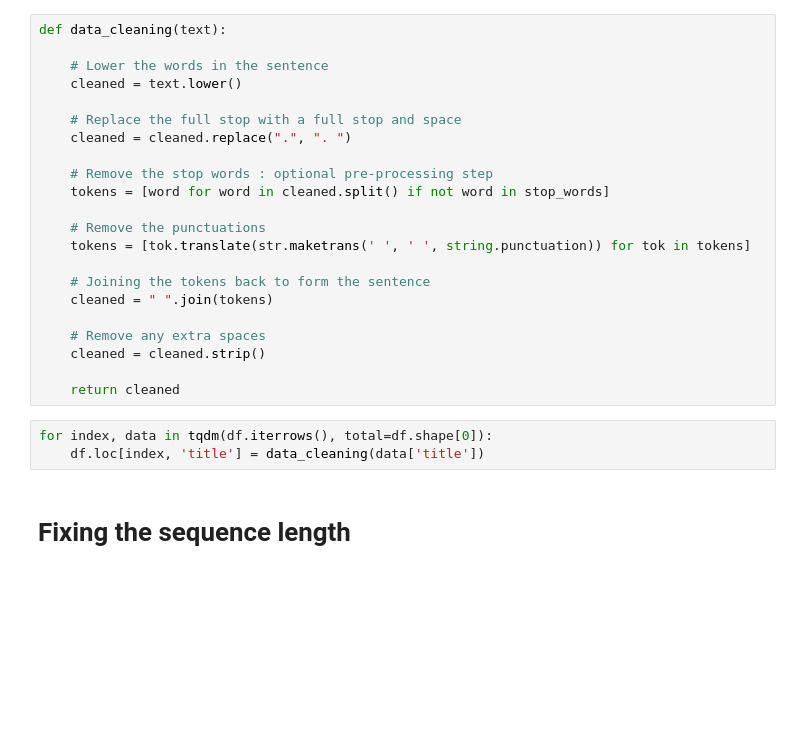
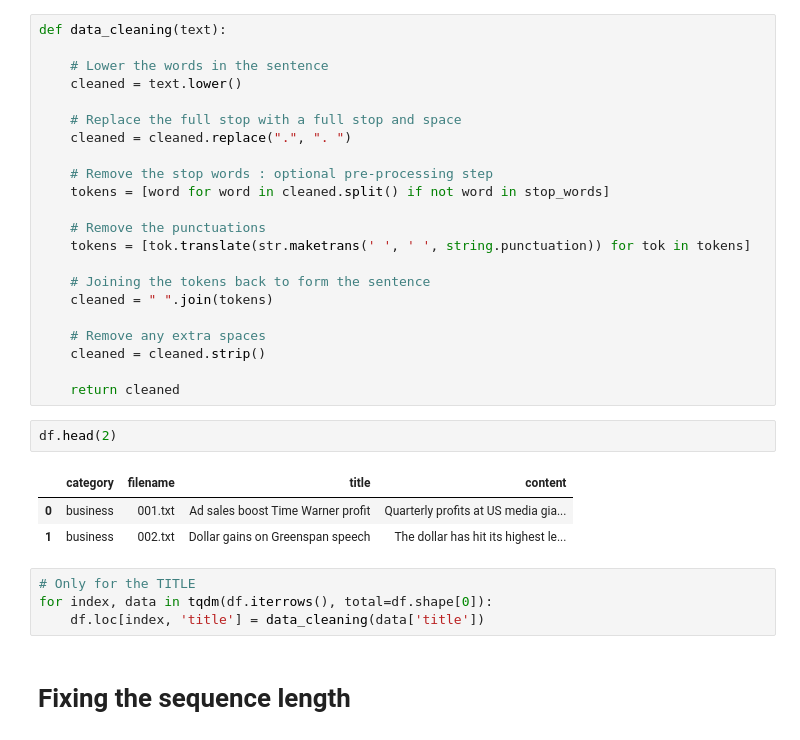
Before and after one commit to debnsuma/ms-nn-cv, a Jupyter notebook: natural-language-processing/06_RNN.ipynb, the cells around one changed output. Saved outputs shown, nothing was run; the diff lists cells and outputs as text; blank space fills up the shorter version.

```diff
--- a/natural-language-processing/06_RNN.ipynb
+++ b/natural-language-processing/06_RNN.ipynb
@@ -902,7 +899,14 @@ def data_cleaning(text):
     cleaned = cleaned.strip()
 
     return cleaned
+# %%
+df.head(2)
+# %% [output]
+|  | category | filename | title | content |
+| 0 | business | 001.txt | Ad sales boost Time Warner profit | Quarterly profits at US media gia... |
+| 1 | business | 002.txt | Dollar gains on Greenspan speech | The dollar has hit its highest le... |
 # %%
+# Only for the TITLE
 for index, data in tqdm(df.iterrows(), total=df.shape[0]):
     df.loc[index, 'title'] = data_cleaning(data['title'])
 # %% [markdown]
```
Also changed, not shown: parts of 21 cells of this notebook, 3 other files.
